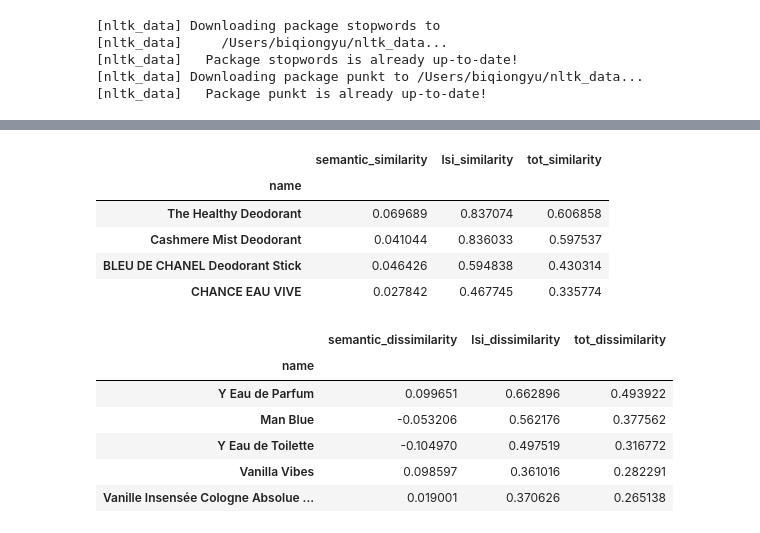
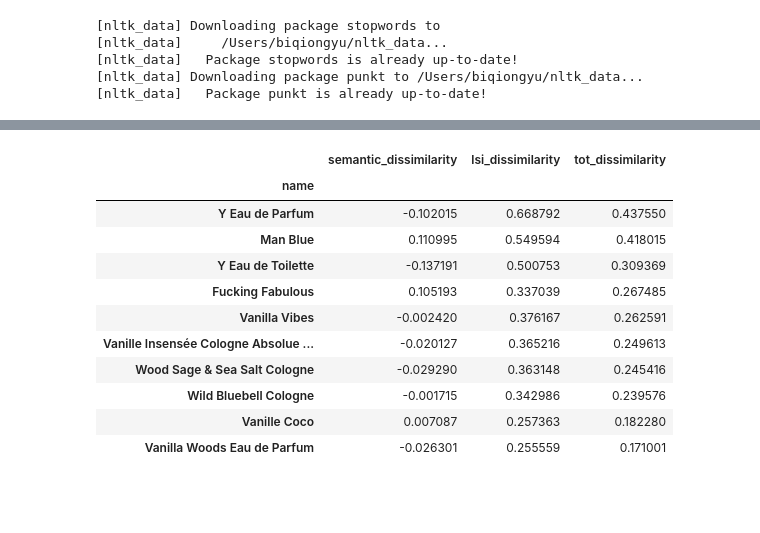
Before and after one commit to biqiongyu/Insight_Perfume_Match, a Jupyter notebook: run_model_week4.ipynb, the cells around one changed output, grey strips where cells are left out. Drawn from its saved outputs; the diff is of its cells as text; code cells hidden in the pictures; blank space fills up the shorter version.

```diff
--- a/run_model_week4.ipynb
+++ b/run_model_week4.ipynb
@@ -116,26 +52,17 @@ rec
-# %%
-# test
-love_message = 'sweat'
-hate_message = ""
-
-rec = gre.query_similar_perfumes(love_message, hate_message)
-rec
-# %% [output]
-|  | semantic_similarity | lsi_similarity | tot_similarity |
-| name |  |  |  |
-| The Healthy Deodorant | 0.069689 | 0.837074 | 0.606858 |
-| Cashmere Mist Deodorant | 0.041044 | 0.836033 | 0.597537 |
-| BLEU DE CHANEL Deodorant Stick | 0.046426 | 0.594838 | 0.430314 |
-| CHANCE EAU VIVE | 0.027842 | 0.467745 | 0.335774 |
 # %%
-hate_message = "vanilla,sage"
-gre.get_dissimilarity_scores(hate_message).head()
+hate_message = "sage, vanilla"
+gre.get_dissimilarity_scores(hate_message).head(10)
 # %% [output]
 |  | semantic_dissimilarity | lsi_dissimilarity | tot_dissimilarity |
 | name |  |  |  |
-| Y Eau de Parfum | 0.099651 | 0.662896 | 0.493922 |
-| Man Blue | -0.053206 | 0.562176 | 0.377562 |
-| Y Eau de Toilette | -0.104970 | 0.497519 | 0.316772 |
-| Vanilla Vibes | 0.098597 | 0.361016 | 0.282291 |
-| Vanille Insensée Cologne Absolue ... | 0.019001 | 0.370626 | 0.265138 |
+| Y Eau de Parfum | -0.102015 | 0.668792 | 0.437550 |
+| Man Blue | 0.110995 | 0.549594 | 0.418015 |
+| Y Eau de Toilette | -0.137191 | 0.500753 | 0.309369 |
+| Fucking Fabulous | 0.105193 | 0.337039 | 0.267485 |
+| Vanilla Vibes | -0.002420 | 0.376167 | 0.262591 |
+| Vanille Insensée Cologne Absolue ... | -0.020127 | 0.365216 | 0.249613 |
+| Wood Sage & Sea Salt Cologne | -0.029290 | 0.363148 | 0.245416 |
+| Wild Bluebell Cologne | -0.001715 | 0.342986 | 0.239576 |
+| Vanille Coco | 0.007087 | 0.257363 | 0.182280 |
+| Vanilla Woods Eau de Parfum | -0.026301 | 0.255559 | 0.171001 |
 # %%
```
Also changed, not shown: parts of 14 cells of this notebook, 4 other files.
